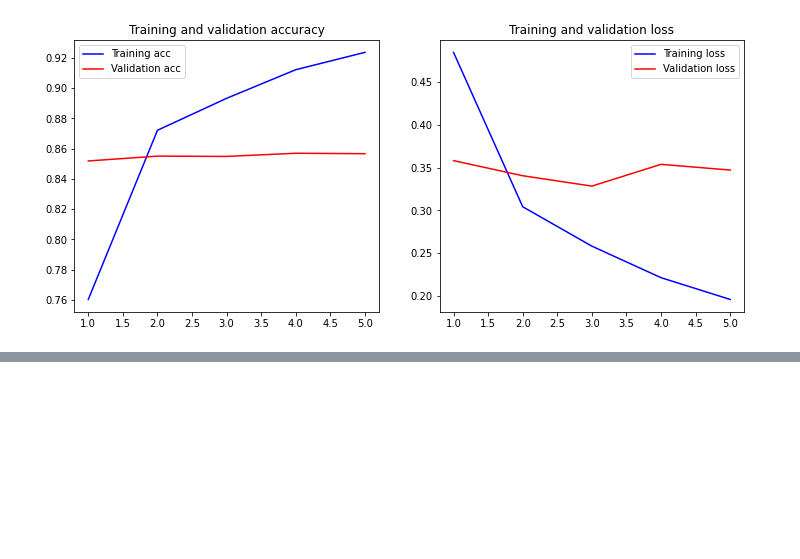
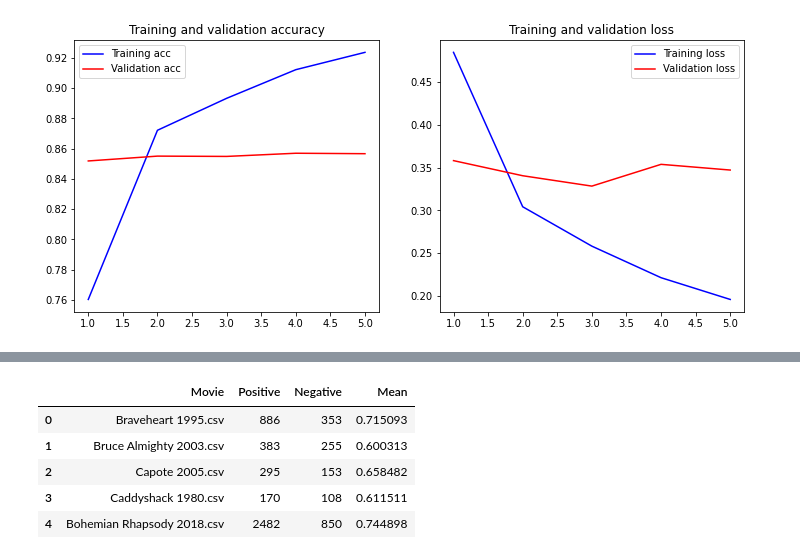
Before and after one commit to DanielHauersperger/Deep-Learning-Movie-Reviews, a Jupyter notebook: Movie_Review.ipynb, the cells around one changed output, grey strips where cells are left out. Cells and saved outputs as stored; diff of their text form; code cells hidden in the pictures; blank space fills up the shorter version.

Commit message:
Get number of positive and negative reviews for movies in dir

```diff
--- a/Movie_Review.ipynb
+++ b/Movie_Review.ipynb
@@ -615,3 +608,3 @@ dir_list[2]
 # %%
-movie_df = df_1 = pd.read_csv('/content/drive/MyDrive/Deep-Learning-Movie-Reviews/2_reviews_per_movie_raw/50_50 2011.csv')
+movie_df = pd.read_csv('/content/drive/MyDrive/Deep-Learning-Movie-Reviews/2_reviews_per_movie_raw/50_50 2011.csv')
 # %%
@@ -652,0 +646,20 @@ array([1, 0, 0, 0, 1, 1, 0, 1, 1, 1, 1, 1, 1, 1, 0, 0, 1, 0, 0, 1, 0, 0,
+# %%
+# (IN PROGRESS)
+# Get the number of positive and negative reviews for each movie
+path = "/content/drive/MyDrive/Deep-Learning-Movie-Reviews/2_reviews_per_movie_raw/"
+dir_list = os.listdir(path)
+
+res = []
+for fname in dir_list[:5]: # TODO: try on all movies
+  movie_df = pd.read_csv(path + fname)
+  preds = predict_pos(movie_df['review'], model)
+  res.append({
+    "Movie": fname,
+    "Positive": np.sum(preds),
+    "Negative": len(preds) - np.sum(preds),
+    "Mean": np.mean(preds)
+  })
+
+# print(res)
+pd.DataFrame(res)
+# %% [output]
@@ -652,0 +671,6 @@ array([1, 0, 0, 0, 1, 1, 0, 1, 1, 1, 1, 1, 1, 1, 0, 0, 1, 0, 0, 1, 0, 0,
+|  | Movie | Positive | Negative | Mean |
+| 0 | Braveheart 1995.csv | 886 | 353 | 0.715093 |
+| 1 | Bruce Almighty 2003.csv | 383 | 255 | 0.600313 |
+| 2 | Capote 2005.csv | 295 | 153 | 0.658482 |
+| 3 | Caddyshack 1980.csv | 170 | 108 | 0.611511 |
+| 4 | Bohemian Rhapsody 2018.csv | 2482 | 850 | 0.744898 |
```
Also changed, not shown: parts of 5 cells of this notebook.
